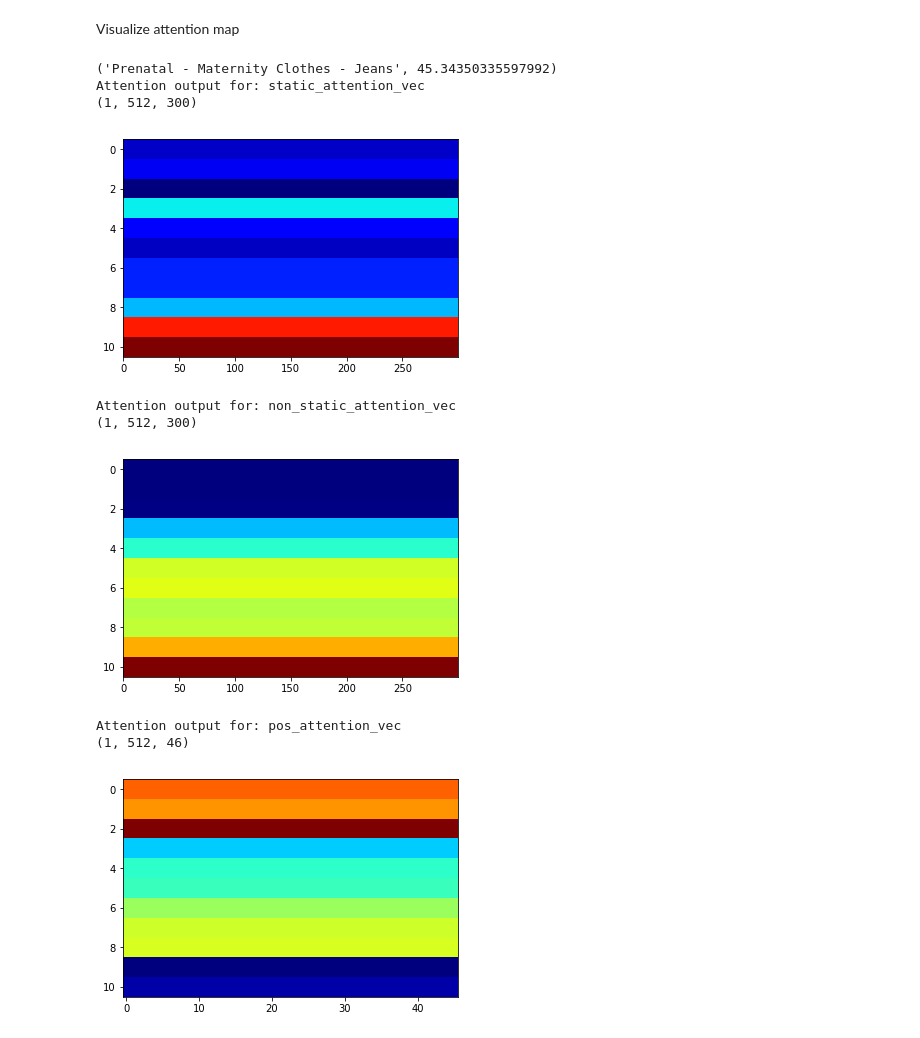
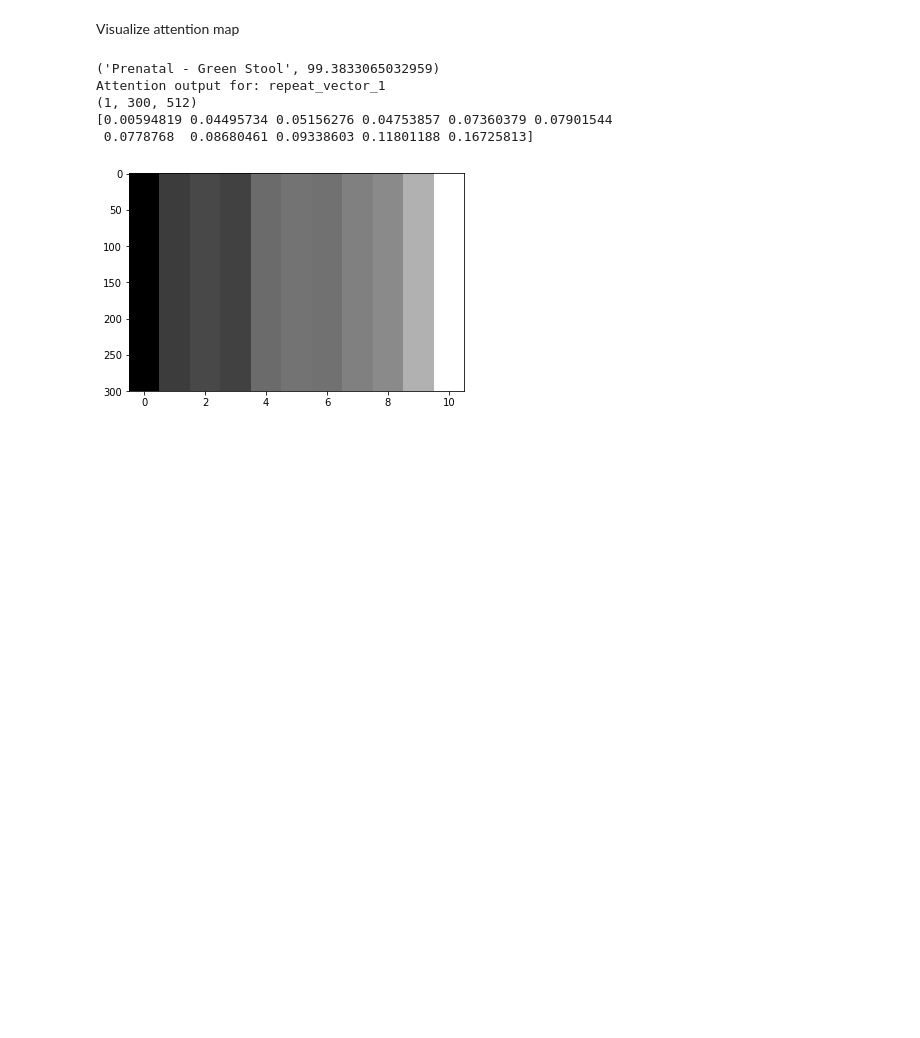
Before and after one commit to luungoc2005/nlp-test, a Jupyter notebook: intents_predict.ipynb, the cells around one changed output. Saved outputs shown, nothing was run; the diff lists cells and outputs as text; code cells hidden in the pictures; blank space fills up the shorter version.

```diff
--- a/intents_predict.ipynb
+++ b/intents_predict.ipynb
@@ -75,7 +75,7 @@ import matplotlib.pyplot as plt
 def get_attention_layers(model):
     attention_layers = []
     for layer in model.layers:
-        if 'attention_vec' in layer.name and '_dim_reduction' not in layer.name:
+        if 'repeat_vector_1' in layer.name and '_dim_reduction' not in layer.name:
             attention_layers.append(layer)
     return attention_layers
 
@@ -97,24 +97,21 @@ def get_attention_output(text, model):
         yield layer.name, inputs, attentions
 
 def visualize_attention(activations, inputs):
-    output_length = activations.shape[1] - len(inputs)
-    plt.imshow(activations[0, output_length:], interpolation='None', cmap='jet', aspect='auto')
+    output_length = activations.shape[2] - len(inputs)
+    plt.imshow(activations[0, :, output_length:], interpolation='None', cmap='gray', aspect='auto')
+    print(activations[0, 0, output_length:])
     plt.show()
 # %%
-test_text = 'why is my poop green? what should I do with it?'
+test_text = 'I don\'t know why my poop is green and I\'m worried'
 print(next(interpret_netout(run_predict(test_text))))
 for layer_name, inputs, attentions in get_attention_output(test_text, model):
     print('Attention output for: %s' % layer_name)
     print(attentions.shape)
     visualize_attention(attentions, inputs)
 # %% [output]
-('Prenatal - Maternity Clothes - Jeans', 45.34350335597992)
-Attention output for: static_attention_vec
-(1, 512, 300)
+('Prenatal - Green Stool', 99.3833065032959)
+Attention output for: repeat_vector_1
+(1, 300, 512)
+[0.00594819 0.04495734 0.05156276 0.04753857 0.07360379 0.07901544
+ 0.0778768  0.08680461 0.09338603 0.11801188 0.16725813]
-[figure, old version]
+[figure, new version]
-Attention output for: non_static_attention_vec
-(1, 512, 300)
-[figure, removed]
-Attention output for: pos_attention_vec
-(1, 512, 46)
-[figure, removed]
```
Also changed, not shown: parts of 2 cells of this notebook, 1 other file.
